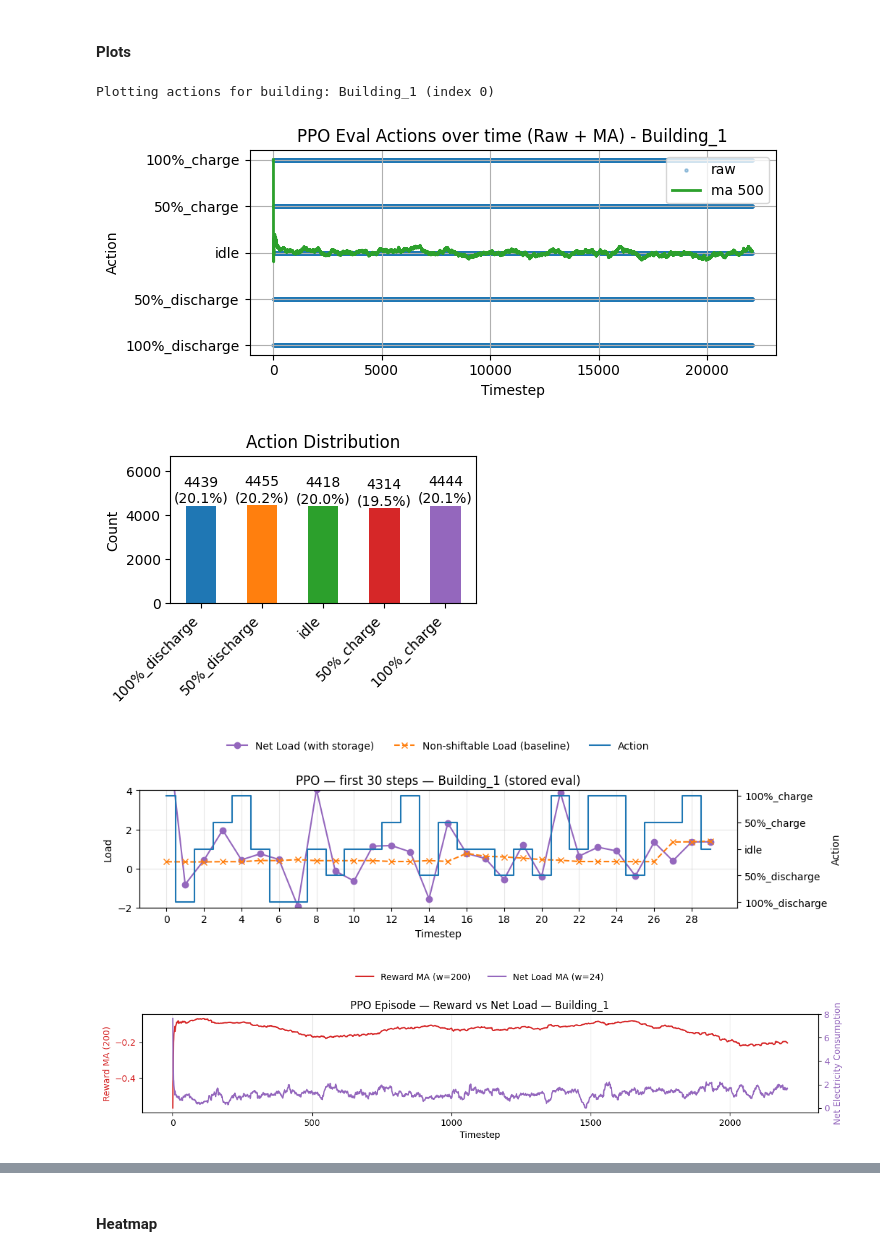
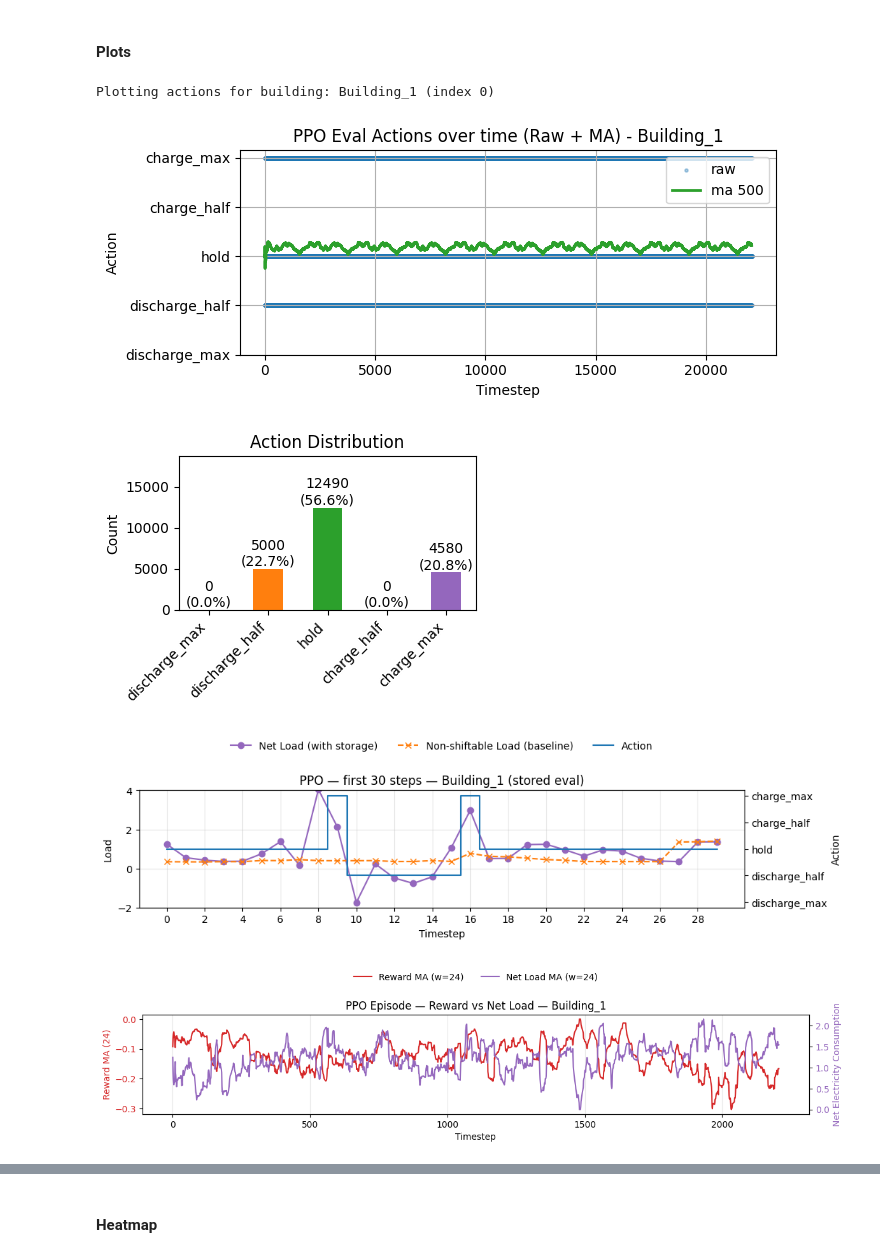
Before and after one commit to EacyCoding/ExplainableRLBatteryControl, a Jupyter notebook: examples/ppo_agent_tuned.ipynb, the cells around one changed output, grey strips where cells are left out. Cells and saved outputs as stored; diff of their text form; code cells hidden in the pictures.

Commit message:
Tune hyperparameters off all models

```diff
--- a/examples/ppo_agent_tuned.ipynb
+++ b/examples/ppo_agent_tuned.ipynb
@@ -32,13 +44,12 @@ CityLearn: 2.4.1
 DATASET_NAME = 'citylearn_challenge_2023_phase_3_1'  # adjust if needed
 ROOT_DIR = r'/hkfs/home/haicore/iai/cj9272/Bachelorthesis_DQN_Agent/data/datasets/citylearn_challenge_2023_phase_3_1'
 LOG_DIR = r'/hkfs/home/haicore/iai/cj9272/logs/ppo'
-EVAL_FILE = "ppo_eval_results.pkl"
 REWARD_FN = {  # CostReward
     'type': 'citylearn.reward_function.CostReward',
     'attributes': {}
 }
 PRICING_FILE = 'pricing_germany_2023_june_to_august.csv'
-ACTION_LABELS = ['100%_discharge','50%_discharge','idle','50%_charge','100%_charge']
+ACTION_LABELS = ['discharge_max', 'discharge_half', 'hold', 'charge_half', 'charge_max']
 ONLY_ELECTRICAL_STORAGE = True
 EVAL_EPISODES = 10
 INT_TO_FRAC = np.array([-1.0, -0.5, 0.0, 0.5, 1.0], dtype=np.float32)
@@ -143,13 +190,17 @@ No episode returns in logger.ep_df
 # %%
 schema_eval = copy.deepcopy(schema_1b)
 eval_env = CityLearnEnv(schema_eval, central_agent=True)
+eval_scales = compute_action_scales(eval_env)
+
 eval_env = NormalizedObservationWrapper(eval_env)
 eval_env = StableBaselines3Wrapper(eval_env)
-eval_env = DiscretizeActionWrapper(eval_env, n_bins=5)
+eval_env = PowerScaledDiscreteActions(eval_env, scales=eval_scales)
+
 print('Eval action_space:', eval_env.action_space)
 
-model = PPO.load("ppo_01")
-print(f"PPO model loaded from {os.path.abspath('ppo_01')}")
+model = PPO.load(TRAINING_FILE)
+print(f"PPO model loaded from {os.path.abspath(TRAINING_FILE)}")
+EVAL_FILE = os.path.join(LOG_DIR, "ppo_eval_01.pkl")
 # %% [output]
 /hkfs/home/haicore/iai/cj9272/Bachelorthesis_DQN_Agent/data/datasets/citylearn_challenge_2023_phase_3_1
 Dataset '/hkfs/home/haicore/iai/cj9272/Bachelorthesis_DQN_Agent/data/datasets/citylearn_challenge_2023_phase_3_1' copied to '/hkfs/home/haicore/iai/cj9272/Bachelorthesis_DQN_Agent/data/datasets/cityle ...
@@ -210,6 +261,8 @@ def evaluate_with_metrics(model, env, episodes=5, deterministic=True, render=Fal
         ep_ret, ep_len = 0.0, 0
         step_rewards = []
         action_list = []
+        last_info = None
+
 
         ep_actions_disc = []
         ep_fracs = []
@@ -221,8 +274,16 @@ def evaluate_with_metrics(model, env, episodes=5, deterministic=True, render=Fal
             frac = action_to_frac(env, action)
             action_list.append(frac)
 
-            obs, r, terminated, truncated, _ = env.step(action)
+            obs, r, terminated, truncated, info = env.step(action)
+            last_info = info
             done = bool(terminated or truncated)
+            # central Agent -> r is list of length 1
+            if isinstance(r, (list, tuple, np.ndarray)):
+                r = float(r[0])
+
+            # Optionaler Sanity-Check mit Monitor:
+            if isinstance(last_info, dict) and 'episode' in last_info:
+                assert abs(ep_ret - float(last_info['episode']['r'])) < 1e-5
 
             if isinstance(env.action_space, gym.spaces.Discrete):
                 a_id = int(action)
@@ -772,7 +835,7 @@ def plot_first_30_steps_actions_vs_loads_ppo(building_name="Building_1", episode
     try:
         ax2.set_yticklabels(ACTION_LABELS)
     except Exception:
-        ax2.set_yticklabels(['100%_discharge','50%_discharge','idle','50%_charge','100%_charge'])
+        ax2.set_yticklabels(['discharge_max', 'discharge_half', 'hold', 'charge_half', 'charge_max'])
     add_top_legend(ax1, ax2)
     plt.title(f'PPO — first 30 steps — {bname} (stored eval)')
     plt.tight_layout()
@@ -781,7 +844,7 @@ def plot_first_30_steps_actions_vs_loads_ppo(building_name="Building_1", episode
 def plot_ep1_reward_vs_obs_ppo(building_name="Building_1", episode_idx=0):
     """Three plots using stored eval for selected episode."""
     df, bname = capture_ep_series_ppo(building_name, episode_idx=episode_idx, max_steps=None)
-    window_reward = 200
+    window_reward = 24
     window_x = 24
     t = df['t'].to_numpy()
     reward_ma = pd.Series(df['reward']).rolling(window_reward, min_periods=1).mean().to_numpy()
@@ -802,34 +865,34 @@ def plot_ep1_reward_vs_obs_ppo(building_name="Building_1", episode_idx=0):
 
     fig, ax1 = plt.subplots(figsize=(12, 3.5))
     ax1.plot(t, reward_ma, color='C3', label=f'Reward MA (w={window_reward})')
     ax1.set_xlabel('Timestep'); ax1.set_ylabel(f'Reward MA ({window_reward})', color='C3')
     ax1.tick_params(axis='y', labelcolor='C3'); ax1.grid(True, axis='x', alpha=0.3)
     ax2 = ax1.twinx()
     ax2.plot(t, price_ma, color='C0', label=f'Price MA (w={window_x})')
     ax2.set_ylabel('Electricity Price', color='C0'); ax2.tick_params(axis='y', labelcolor='C0')
     add_top_legend(ax1, ax2)
     ax1.set_title(f'PPO Episode — Reward vs Electricity Price — {bname}')
     plt.tight_layout(); plt.show()
 
     fig, ax1 = plt.subplots(figsize=(12, 3.5))
     ax1.plot(t, reward_ma, color='C3', label=f'Reward MA (w={window_reward})')
     ax1.set_xlabel('Timestep'); ax1.set_ylabel(f'Reward MA ({window_reward})', color='C3')
     ax1.tick_params(axis='y', labelcolor='C3'); ax1.grid(True, axis='x', alpha=0.3)
     ax2 = ax1.twinx()
     ax2.plot(t, solar_ma, color='C2', label=f'Solar Gen MA (w={window_x})')
     ax2.set_ylabel('Solar Generation', color='C2'); ax2.tick_params(axis='y', labelcolor='C2')
     add_top_legend(ax1, ax2)
     ax1.set_title(f'PPO Episode — Reward vs Solar Generation — {bname}')
     plt.tight_layout(); plt.show()
 
 # ----- Plot 3: Actions vs Loads (first 30 steps) from file -----
 plot_first_30_steps_actions_vs_loads_ppo(building_name=building_name, episode_idx=0)
 
 # ----- Plot 4,5,6: Reward vs Observations (stored eval) -----
 plot_ep1_reward_vs_obs_ppo(building_name=building_name, episode_idx=0)
 # %% [output]
 Plotting actions for building: Building_1 (index 0)
-[figure, old version]
+[figure, new version]
-[figure, old version]
+[figure, new version]
-[figure, old version]
+[figure, new version]
-[figure, old version]
+[figure, new version]
```
Also changed, not shown: parts of 14 cells of this notebook, 12 other files.
